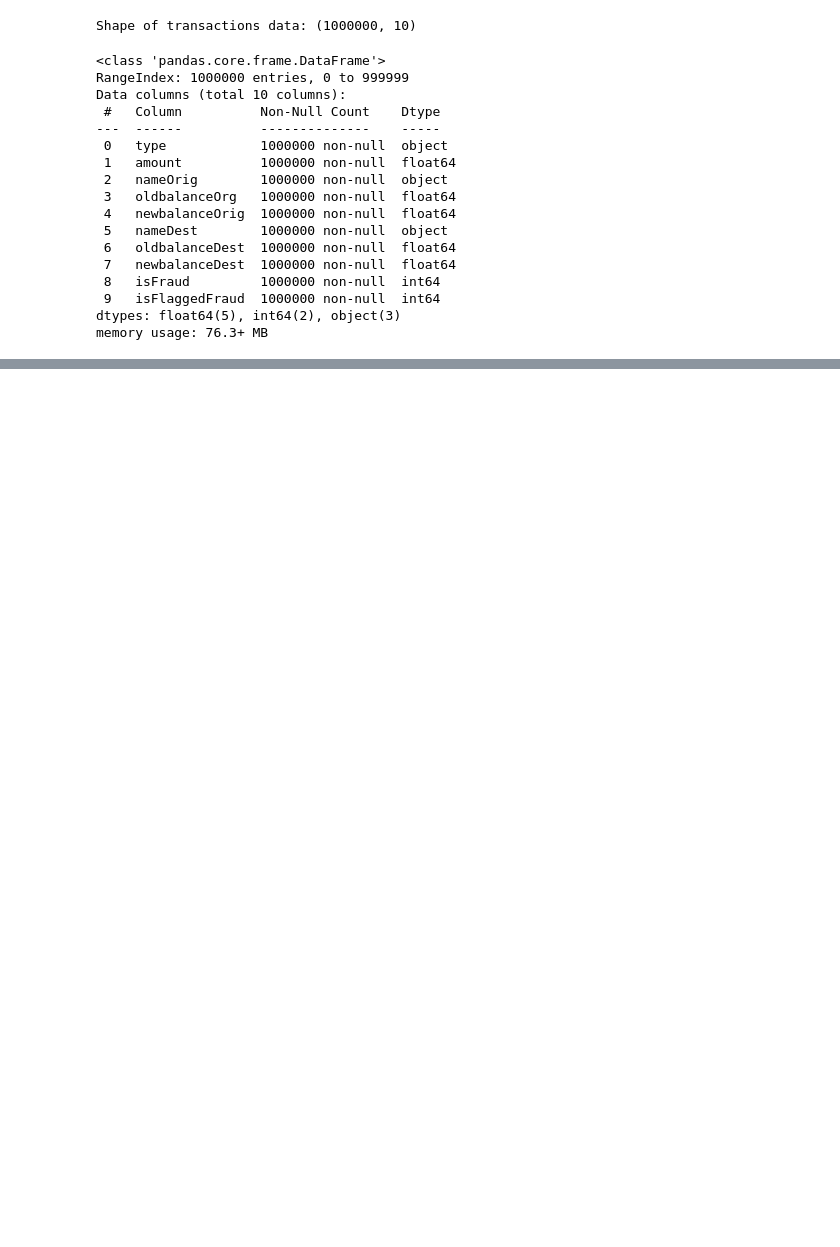
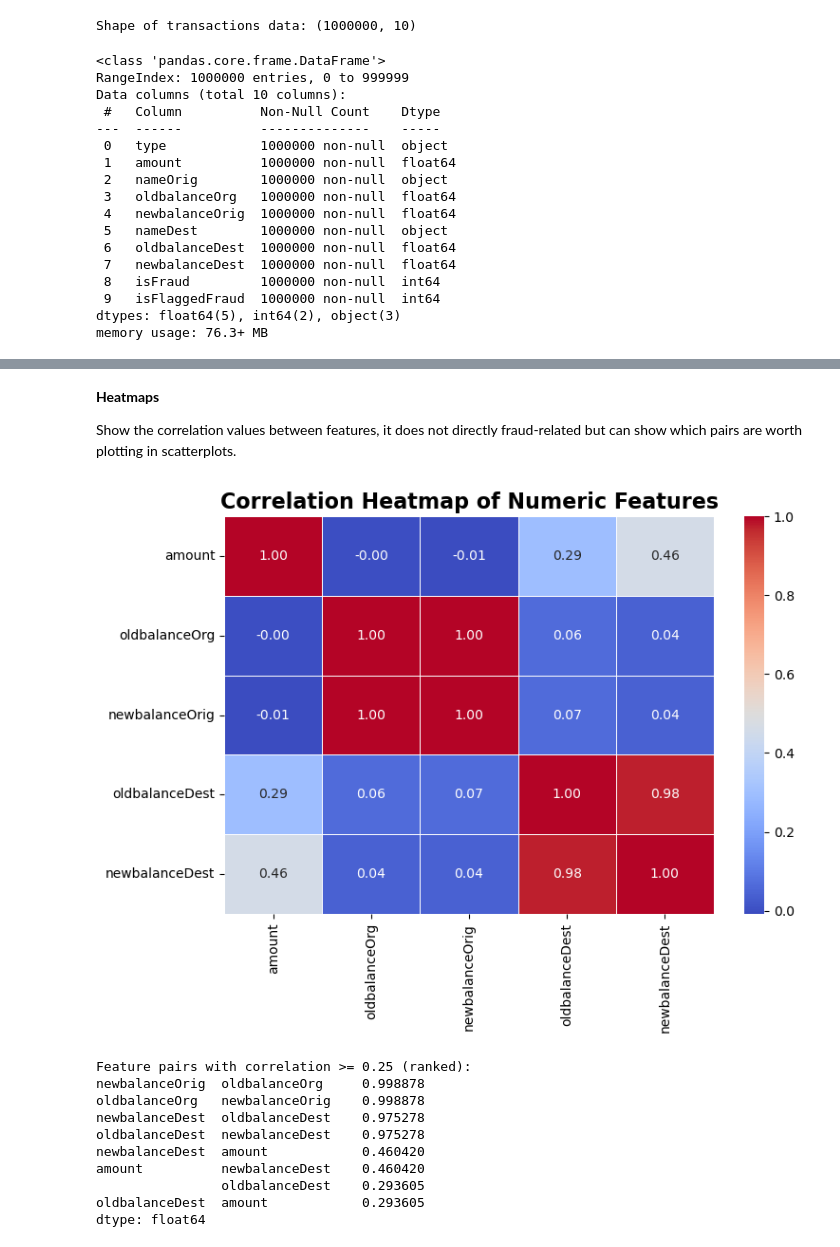
Before and after one commit to J-Moral/JM_Financial_Fraud_Detection, a Jupyter notebook: notebooks/eda.ipynb, the cells around one changed output, grey strips where cells are left out. Saved outputs shown, nothing was run; the diff lists cells and outputs as text; code cells hidden in the pictures; blank space fills up the shorter version.

```diff
--- a/notebooks/eda.ipynb
+++ b/notebooks/eda.ipynb
@@ -159,0 +275,56 @@ plt.show()
+# %% [markdown]
+**Heatmaps**
+
+Show the correlation values between features, it does not directly fraud-related but can show which pairs are worth plotting in scatterplots.
+# %%
+# Select only numeric columns to examine relationships between transaction values and balances
+numeric_cols = ['amount', 'oldbalanceOrg', 'newbalanceOrig', 'oldbalanceDest', 'newbalanceDest']
+
+# Compute the correlation matrix (this measures the strength and direction of relationships between features)
+corr_matrix = transactions[numeric_cols].corr()
+
+# Visualize as a heatmap for a quick overview
+plt.figure(figsize=(8, 6))
+sns.heatmap(corr_matrix, annot=True, cmap='coolwarm', fmt=".2f", linewidths=0.5)
+plt.title('Correlation Heatmap of Numeric Features', fontsize=16, fontweight='bold')
+plt.tight_layout()
+plt.show()
+
+# Turn the correlation matrix into a ranked list using unstack()
+
+# .unstack() converts the square correlation matrix into a long Series of pairs:
+# This makes it easier to filter and sort correlations.
+corr_pairs = corr_matrix.unstack().sort_values(ascending=False)
+
+# Remove duplicates and self-correlations
+# The correlation matrix is symmetrical (A vs. B is the same as B vs. A),
+# so without filtering, every pair would appear twice.
+# We also remove self-correlations (like amount vs. amount) which are always 1.0.
+corr_pairs = corr_pairs[
+    corr_pairs.index.get_level_values(0) != corr_pairs.index.get_level_values(1)
+]
+
+# Only care about correlations strong enough to suggest a relationship
+# but not so perfect that they are redundant. A typical threshold is 0.25,
+# meaning we focus on moderate to strong correlations (positive or negative).
+# Very low correlations (< 0.25) likely won't reveal meaningful patterns,
+# and very high ones (close to 1) are often just mathematical duplicates
+# (like pre- and post-balance, which differ only by the transaction amount).
+threshold = 0.25
+interesting_pairs = corr_pairs[abs(corr_pairs) >= threshold]
+
+# Display the resulting list of feature pairs worth exploring
+print("Feature pairs with correlation >= 0.25 (ranked):")
+print(interesting_pairs)
+# %% [output]
+[figure, added]
+Feature pairs with correlation >= 0.25 (ranked):
+newbalanceOrig  oldbalanceOrg     0.998878
+oldbalanceOrg   newbalanceOrig    0.998878
+newbalanceDest  oldbalanceDest    0.975278
+oldbalanceDest  newbalanceDest    0.975278
+newbalanceDest  amount            0.460420
+amount          newbalanceDest    0.460420
+                oldbalanceDest    0.293605
+oldbalanceDest  amount            0.293605
+dtype: float64
```
Also changed, not shown: parts of 65 cells of this notebook.
